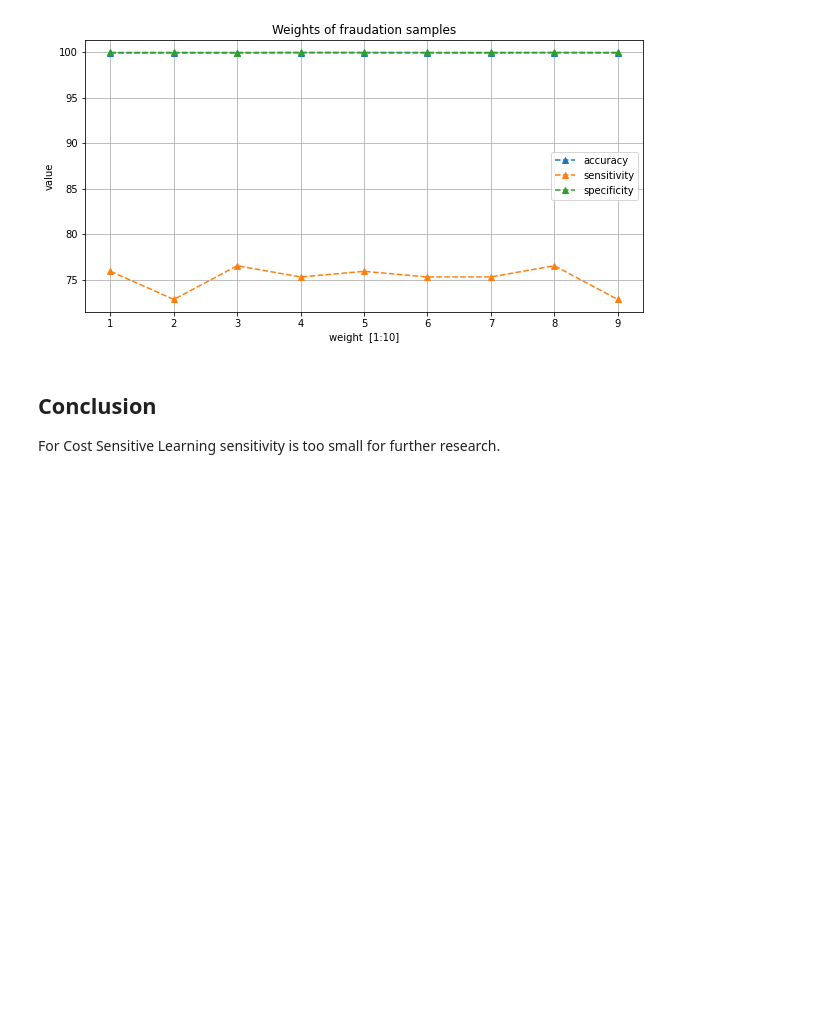
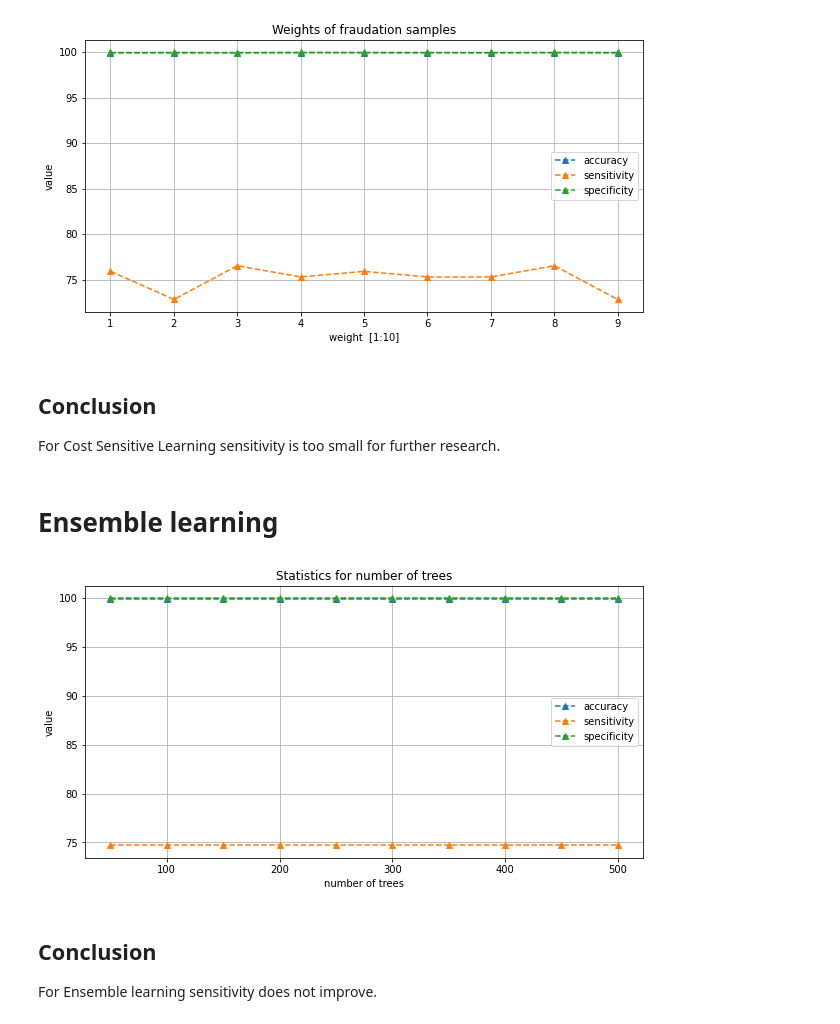
Before and after one commit to adamek195/class-imbalanced-data-creditcard-transaction, a Jupyter notebook: research/creditcard_decisiontree.ipynb, the cells around one changed output. Drawn from its saved outputs; the diff is of its cells as text; code cells hidden in the pictures; blank space fills up the shorter version.

Commit message:
ensamble learning

```diff
--- a/research/creditcard_decisiontree.ipynb
+++ b/research/creditcard_decisiontree.ipynb
@@ -388,3 +388,46 @@ plt.show()
 ## Conclusion
 
 For Cost Sensitive Learning sensitivity is too small for further research.
+# %% [markdown]
+# Ensemble learning
+# %%
+from sklearn.ensemble import AdaBoostClassifier
+
+statistics_adaboost = []
+
+trees_range = range(50, 501, 50)
+
+for n_trees in trees_range:
+    ab = AdaBoostClassifier(DecisionTreeClassifier(random_state=0), n_estimators=n_trees, random_state=0)
+    y_pred_ab = ab.fit(X_train, y_train).predict(X_test)
+    stats = calculate_statistics(y_test, y_pred_ab)
+    ab_stats = StatistictsData(n_trees,*stats)
+    statistics_adaboost.append(ab_stats)
+# %%
+statistics_adaboost_df = pd.DataFrame(statistics_adaboost)
+statistics_adaboost_df.rename(columns={'name':'Number of trees'}, inplace=True)
+# %%
+import matplotlib.pyplot as plt
+import matplotlib.ticker as plticker
+
+plot_style = {"marker": '^', "linestyle": '--'}
+
+fig, ax = plt.subplots(figsize=(10,5))
+
+ax.plot(trees_range, statistics_adaboost_df["accuracy"], label="accuracy", **plot_style)
+ax.plot(trees_range, statistics_adaboost_df["sensitivity"], label="sensitivity", **plot_style)
+ax.plot(trees_range, statistics_adaboost_df["specificity"], label="specificity", **plot_style)
+ax.grid(b=True)
+ax.legend()
+
+
+ax.set(xlabel='number of trees', ylabel='value',
+       title='Statistics for number of trees')
+
+plt.show()
+# %% [output]
+[figure, added]
+# %% [markdown]
+## Conclusion
+
+For Ensemble learning sensitivity does not improve.
```
